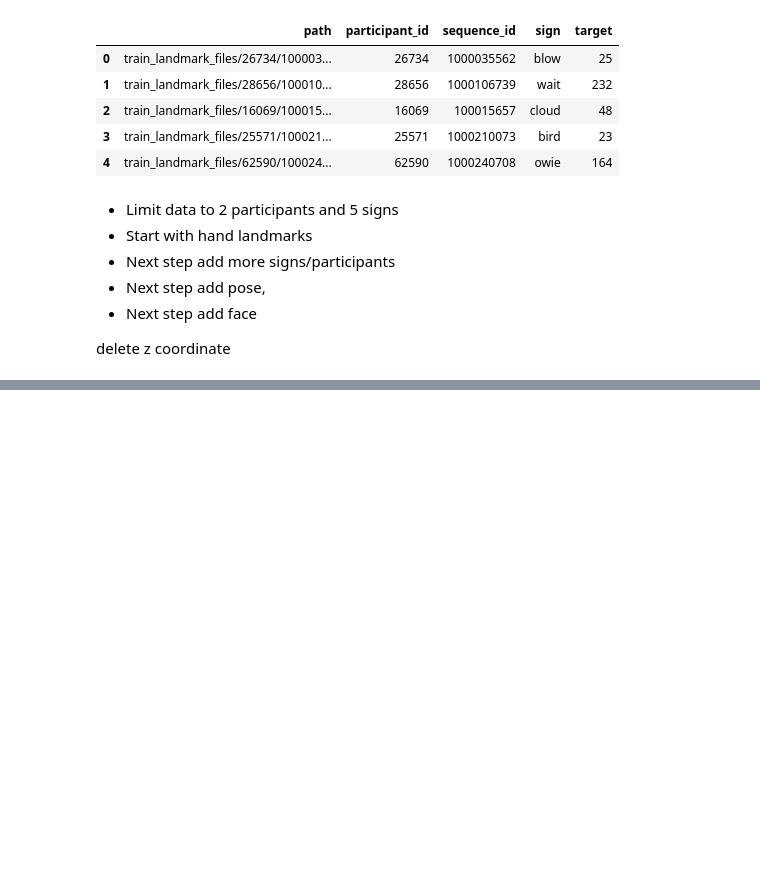
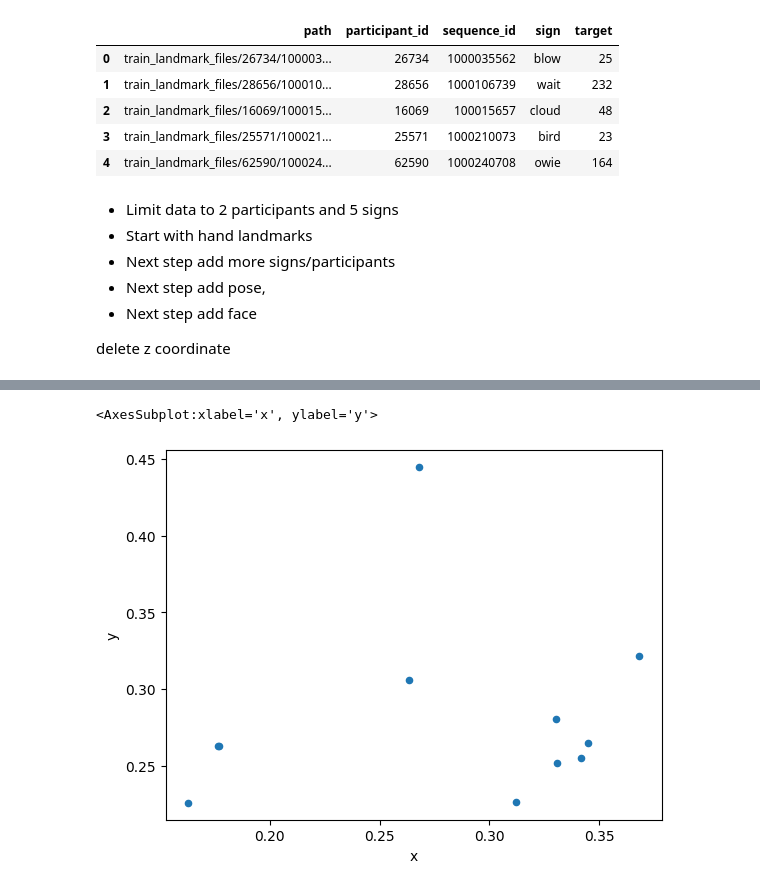
Before and after one commit to vosmani36/Capstone_Project_SignMeUp, a Jupyter notebook: Initial-EDA-Franziska.ipynb, the cells around one changed output, grey strips where cells are left out. Cells and saved outputs as stored; diff of their text form; code cells hidden in the pictures; blank space fills up the shorter version.

```diff
--- a/Initial-EDA-Franziska.ipynb
+++ b/Initial-EDA-Franziska.ipynb
@@ -141,0 +328,4 @@ delete z coordinate
+# %%
+# interpolating empty values
+# TODO: improve interpolation
+df_p = df_p.interpolate(method='linear')
@@ -141,0 +347,5 @@ delete z coordinate
+# %%
+df_p[['landmark_index', 'x', 'y']].query('landmark_index == 10').plot(kind='scatter', x='x', y='y')
+# %% [output]
+<AxesSubplot:xlabel='x', ylabel='y'>
+[figure, added]
```
Also changed, not shown: parts of 29 cells of this notebook.
